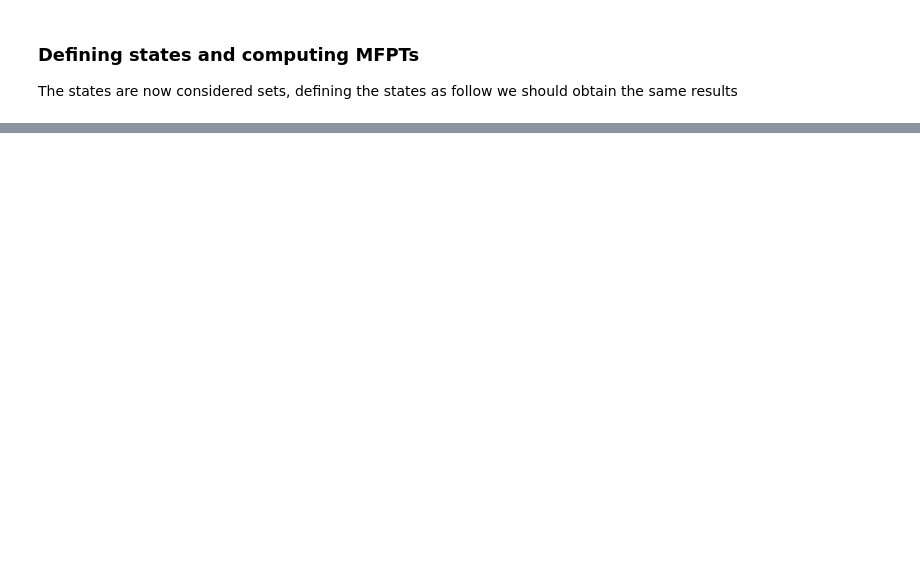
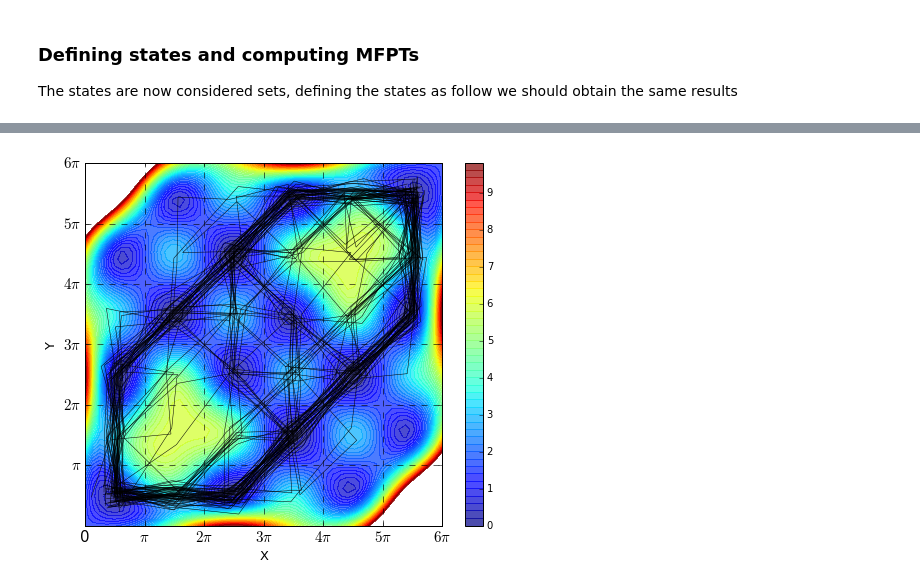
Before and after one commit to ZuckermanLab/NMpathAnalysis, a Jupyter notebook: nm_path_analysis_testing.ipynb, the cells around one changed output, grey strips where cells are left out. Saved outputs shown, nothing was run; the diff lists cells and outputs as text; code cells hidden in the pictures; blank space fills up the shorter version.

```diff
--- a/nm_path_analysis_testing.ipynb
+++ b/nm_path_analysis_testing.ipynb
@@ -218,0 +246,4 @@ pathEnsemble = DiscretePathEnsemble.from_transition_matrix(K2,stateA, stateB, n_
+# %%
+plot_traj([[FSs[i],[]] for i in range(size)] ,discrete=[True for i in range(size)],line_width=0.5)
+# %% [output]
+[figure, added]
```
Also changed, not shown: parts of 30 cells of this notebook, 5 other files.
